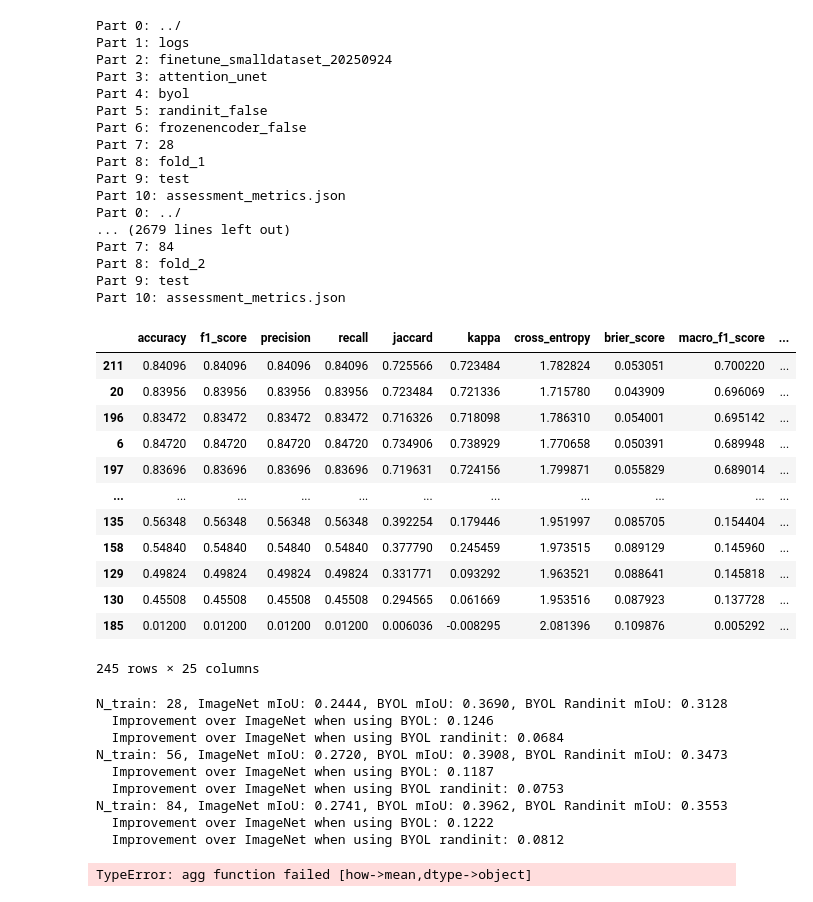
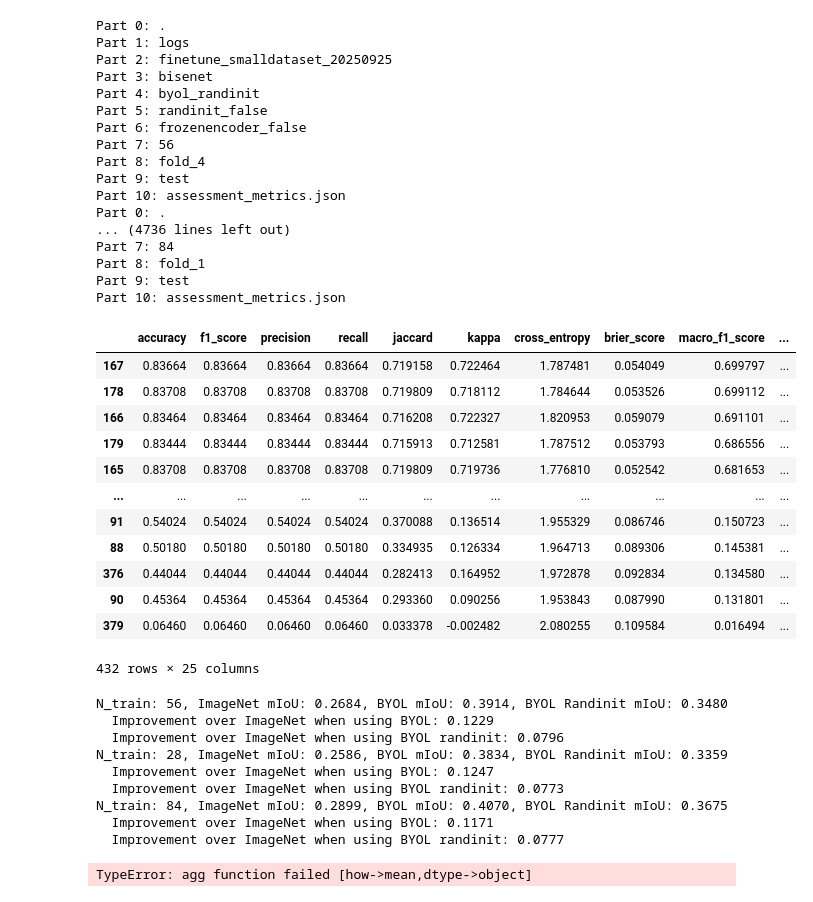
Before and after one commit to DakotaHester/ms-land-cover, a Jupyter notebook: notebooks/pretrain_results_smalldataset.ipynb, the cells around one changed output. Drawn from its saved outputs; the diff is of its cells as text; code cells hidden in the pictures.

```diff
--- a/notebooks/pretrain_results_smalldataset.ipynb
+++ b/notebooks/pretrain_results_smalldataset.ipynb
@@ -8,6 +8,6 @@ import json
 
 plt.rcParams['font.family'] = "Times New Roman"
 # %%
-metrics_json_paths = glob(f'../{os.sep}logs{os.sep}finetune_smalldataset_20250924{os.sep}*{os.sep}*{os.sep}*{os.sep}*{os.sep}*{os.sep}*{os.sep}*{os.sep}assessment_metrics.json')
+metrics_json_paths = glob(f'../{os.sep}logs{os.sep}finetune_smalldataset_20250925{os.sep}*{os.sep}*{os.sep}*{os.sep}*{os.sep}*{os.sep}*{os.sep}*{os.sep}assessment_metrics.json')
 print(f'Found {len(metrics_json_paths)} metrics JSON files.')
 # %% [output]
@@ -15,58 +35,58 @@ Found 245 metrics JSON files.
 # %%
 metrics_records = []
 for metrics_json in metrics_json_paths:
-    split_path_parts = metrics_json.split(os.sep)
+    split_path_parts = metrics_json.replace('..//', './').split(os.sep)
     for i, part in enumerate(split_path_parts):
         print(f'Part {i}: {part}')
     model = split_path_parts[3]
     pretrain_method = split_path_parts[4]
     frozen_encoder = split_path_parts[6] == 'frozenencoder_true'
     n_train = split_path_parts[7]
     fold = split_path_parts[8].split('_')[-1]
 
     metrics = json.load(open(metrics_json, 'r'))
     metrics['model'] = model
     metrics['pretrain_method'] = pretrain_method
     metrics['frozen_encoder'] = frozen_encoder
     metrics['n_train'] = n_train
     metrics['fold'] = fold
     metrics_records.append(metrics)
 
 metrics_df = pd.DataFrame(metrics_records)
 metrics_df = metrics_df.loc[(metrics_df['frozen_encoder'] == False) | ((metrics_df['frozen_encoder'] == True) & (metrics_df['model'] == 'linear_probe'))]
 # metrics_df.loc[metrics_df['model'] == 'linear_probe']
 display(metrics_df.sort_values(by='macro_f1_score', ascending=False))
 # %% [output]
-Part 0: ../
+Part 0: .
 Part 1: logs
-Part 2: finetune_smalldataset_20250924
-Part 3: attention_unet
-Part 4: byol
+Part 2: finetune_smalldataset_20250925
+Part 3: bisenet
+Part 4: byol_randinit
 Part 5: randinit_false
 Part 6: frozenencoder_false
-Part 7: 28
+Part 7: 56
+Part 8: fold_4
+Part 9: test
+Part 10: assessment_metrics.json
+Part 0: .
+... (4736 lines left out)
+Part 7: 84
 Part 8: fold_1
 Part 9: test
 Part 10: assessment_metrics.json
-Part 0: ../
-... (2679 lines left out)
-Part 7: 84
-Part 8: fold_2
-Part 9: test
-Part 10: assessment_metrics.json
 |  | accuracy | f1_score | precision | recall | jaccard | kappa | cross_entropy | brier_score | macro_f1_score | ... |
-| 211 | 0.84096 | 0.84096 | 0.84096 | 0.84096 | 0.725566 | 0.723484 | 1.782824 | 0.053051 | 0.700220 | ... |
-| 20 | 0.83956 | 0.83956 | 0.83956 | 0.83956 | 0.723484 | 0.721336 | 1.715780 | 0.043909 | 0.696069 | ... |
-| 196 | 0.83472 | 0.83472 | 0.83472 | 0.83472 | 0.716326 | 0.718098 | 1.786310 | 0.054001 | 0.695142 | ... |
-| 6 | 0.84720 | 0.84720 | 0.84720 | 0.84720 | 0.734906 | 0.738929 | 1.770658 | 0.050391 | 0.689948 | ... |
-| 197 | 0.83696 | 0.83696 | 0.83696 | 0.83696 | 0.719631 | 0.724156 | 1.799871 | 0.055829 | 0.689014 | ... |
+| 167 | 0.83664 | 0.83664 | 0.83664 | 0.83664 | 0.719158 | 0.722464 | 1.787481 | 0.054049 | 0.699797 | ... |
+| 178 | 0.83708 | 0.83708 | 0.83708 | 0.83708 | 0.719809 | 0.718112 | 1.784644 | 0.053526 | 0.699112 | ... |
+| 166 | 0.83464 | 0.83464 | 0.83464 | 0.83464 | 0.716208 | 0.722327 | 1.820953 | 0.059079 | 0.691101 | ... |
+| 179 | 0.83444 | 0.83444 | 0.83444 | 0.83444 | 0.715913 | 0.712581 | 1.787512 | 0.053793 | 0.686556 | ... |
+| 165 | 0.83708 | 0.83708 | 0.83708 | 0.83708 | 0.719809 | 0.719736 | 1.776810 | 0.052542 | 0.681653 | ... |
 | ... | ... | ... | ... | ... | ... | ... | ... | ... | ... | ... |
-| 135 | 0.56348 | 0.56348 | 0.56348 | 0.56348 | 0.392254 | 0.179446 | 1.951997 | 0.085705 | 0.154404 | ... |
-| 158 | 0.54840 | 0.54840 | 0.54840 | 0.54840 | 0.377790 | 0.245459 | 1.973515 | 0.089129 | 0.145960 | ... |
-| 129 | 0.49824 | 0.49824 | 0.49824 | 0.49824 | 0.331771 | 0.093292 | 1.963521 | 0.088641 | 0.145818 | ... |
-| 130 | 0.45508 | 0.45508 | 0.45508 | 0.45508 | 0.294565 | 0.061669 | 1.953516 | 0.087923 | 0.137728 | ... |
-| 185 | 0.01200 | 0.01200 | 0.01200 | 0.01200 | 0.006036 | -0.008295 | 2.081396 | 0.109876 | 0.005292 | ... |
+| 91 | 0.54024 | 0.54024 | 0.54024 | 0.54024 | 0.370088 | 0.136514 | 1.955329 | 0.086746 | 0.150723 | ... |
+| 88 | 0.50180 | 0.50180 | 0.50180 | 0.50180 | 0.334935 | 0.126334 | 1.964713 | 0.089306 | 0.145381 | ... |
+| 376 | 0.44044 | 0.44044 | 0.44044 | 0.44044 | 0.282413 | 0.164952 | 1.972878 | 0.092834 | 0.134580 | ... |
+| 90 | 0.45364 | 0.45364 | 0.45364 | 0.45364 | 0.293360 | 0.090256 | 1.953843 | 0.087990 | 0.131801 | ... |
+| 379 | 0.06460 | 0.06460 | 0.06460 | 0.06460 | 0.033378 | -0.002482 | 2.080255 | 0.109584 | 0.016494 | ... |
-245 rows × 25 columns
+432 rows × 25 columns
 # %%
 lp_df = metrics_df.loc[metrics_df['model'] == 'linear_probe']
 lp_df = lp_df[['pretrain_method', 'n_train', 'macro_jaccard']]
@@ -91,15 +111,15 @@ for n_train in lp_df['n_train'].unique():
     print(f'  Improvement over ImageNet when using BYOL randinit: {improvement_randinit:.4f}')
 # lp_df
 # %% [output]
-N_train: 28, ImageNet mIoU: 0.2444, BYOL mIoU: 0.3690, BYOL Randinit mIoU: 0.3128
-  Improvement over ImageNet when using BYOL: 0.1246
-  Improvement over ImageNet when using BYOL randinit: 0.0684
-N_train: 56, ImageNet mIoU: 0.2720, BYOL mIoU: 0.3908, BYOL Randinit mIoU: 0.3473
-  Improvement over ImageNet when using BYOL: 0.1187
-  Improvement over ImageNet when using BYOL randinit: 0.0753
-N_train: 84, ImageNet mIoU: 0.2741, BYOL mIoU: 0.3962, BYOL Randinit mIoU: 0.3553
-  Improvement over ImageNet when using BYOL: 0.1222
-  Improvement over ImageNet when using BYOL randinit: 0.0812
+N_train: 56, ImageNet mIoU: 0.2684, BYOL mIoU: 0.3914, BYOL Randinit mIoU: 0.3480
+  Improvement over ImageNet when using BYOL: 0.1229
+  Improvement over ImageNet when using BYOL randinit: 0.0796
+N_train: 28, ImageNet mIoU: 0.2586, BYOL mIoU: 0.3834, BYOL Randinit mIoU: 0.3359
+  Improvement over ImageNet when using BYOL: 0.1247
+  Improvement over ImageNet when using BYOL randinit: 0.0773
+N_train: 84, ImageNet mIoU: 0.2899, BYOL mIoU: 0.4070, BYOL Randinit mIoU: 0.3675
+  Improvement over ImageNet when using BYOL: 0.1171
+  Improvement over ImageNet when using BYOL randinit: 0.0777
 # %%
 avg_lp_miou_df = lp_df.groupby('pretrain_method').mean().reset_index()
 print(f'Increase over ImageNet when using BYOL_randinit: {avg_lp_miou_df.loc[avg_lp_miou_df["pretrain_method"] == "byol_randinit", "macro_jaccard"].values[0] - avg_lp_miou_df.loc[avg_lp_miou_df["pretrain_method"] == "imagenet", "macro_jaccard"].values[0]:.4f}')
```
Also changed, not shown: parts of 6 cells of this notebook, 1 other file.
